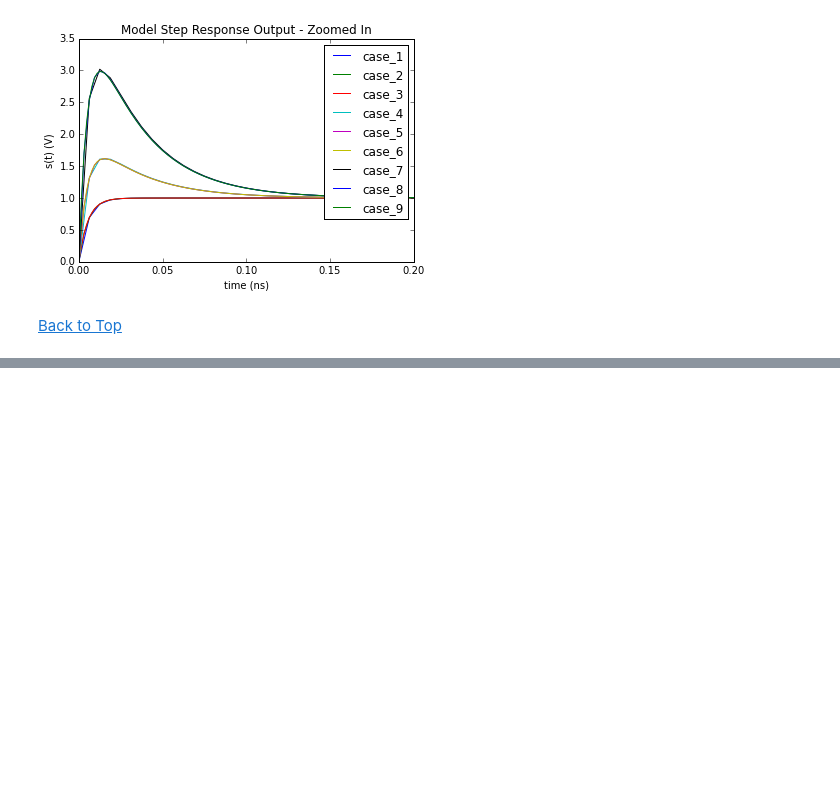
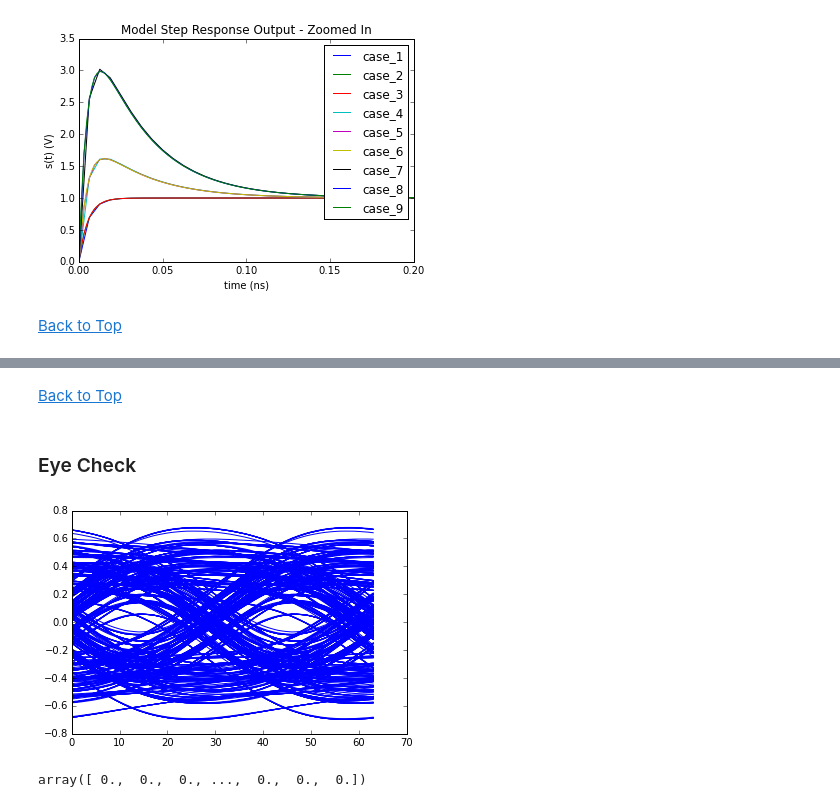
Before and after one commit to capn-freako/ibisami, a Jupyter notebook: example/ibisami_Example_Models_Tester.ipynb, the cells around one changed output, grey strips where cells are left out. Drawn from its saved outputs; the diff is of its cells as text; code cells hidden in the pictures; blank space fills up the shorter version.

```diff
--- a/example/ibisami_Example_Models_Tester.ipynb
+++ b/example/ibisami_Example_Models_Tester.ipynb
@@ -241,0 +476,37 @@ plt.legend()
+# %% [markdown]
+<a href="#top">Back to Top</a>
+# %% [markdown]
+### Eye Check <a name="eye_check"/>
+# %%
+from numpy import convolve
+
+def lfsr_bits(taps, seed):
+    val      = int(seed)
+    num_taps = max(taps)
+    mask     = (1 << num_taps) - 1
+
+    while(True):
+        xor_res = reduce(lambda x, b: x ^ b, [bool(val & (1 << (tap - 1))) for tap in taps])
+        val     = (val << 1) & mask  # Just to keep 'val' from growing without bound.
+        if(xor_res):
+            val += 1
+        yield(val & 1)
+
+gEyeBits = 1000
+
+bit_gen = lfsr_bits([7, 6], 1)
+bits    = []
+for i in range(gEyeBits):
+    bits.append(bit_gen.next())
+bits = 2 * array(bits) - 1
+bits = bits.repeat(samps_per_bit)
+bits = convolve(bits, imp_resp) * sample_interval
+
+for i in range(10, gEyeBits - 2):
+    plt.plot(bits[i * samps_per_bit : (i + 2) * samps_per_bit], "b")
+# %% [output]
+[figure, added]
+# %%
+bits
+# %% [output]
+array([ 0.,  0.,  0., ...,  0.,  0.,  0.])
```
Also changed, not shown: parts of 8 cells of this notebook, 17 other files.
